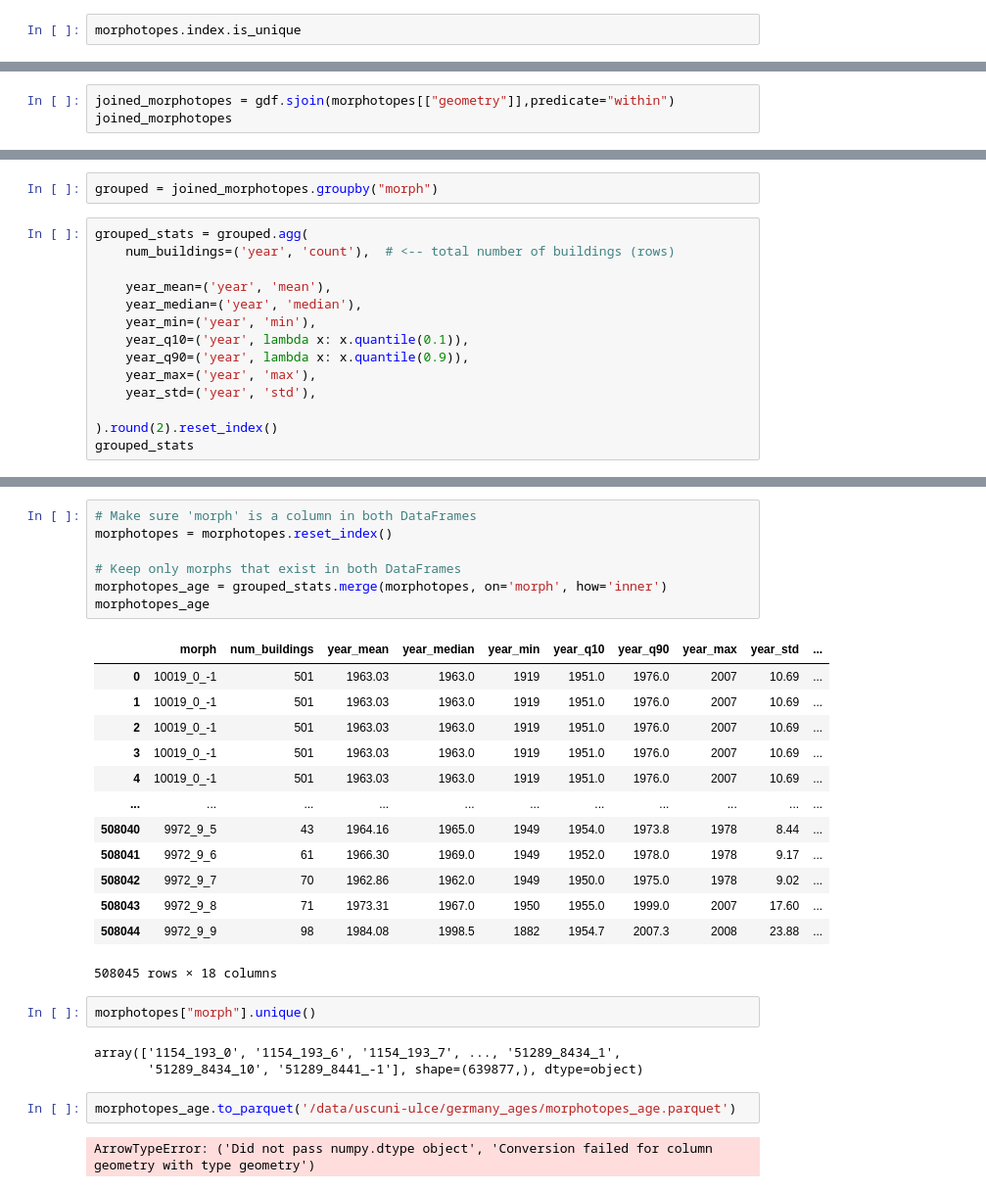
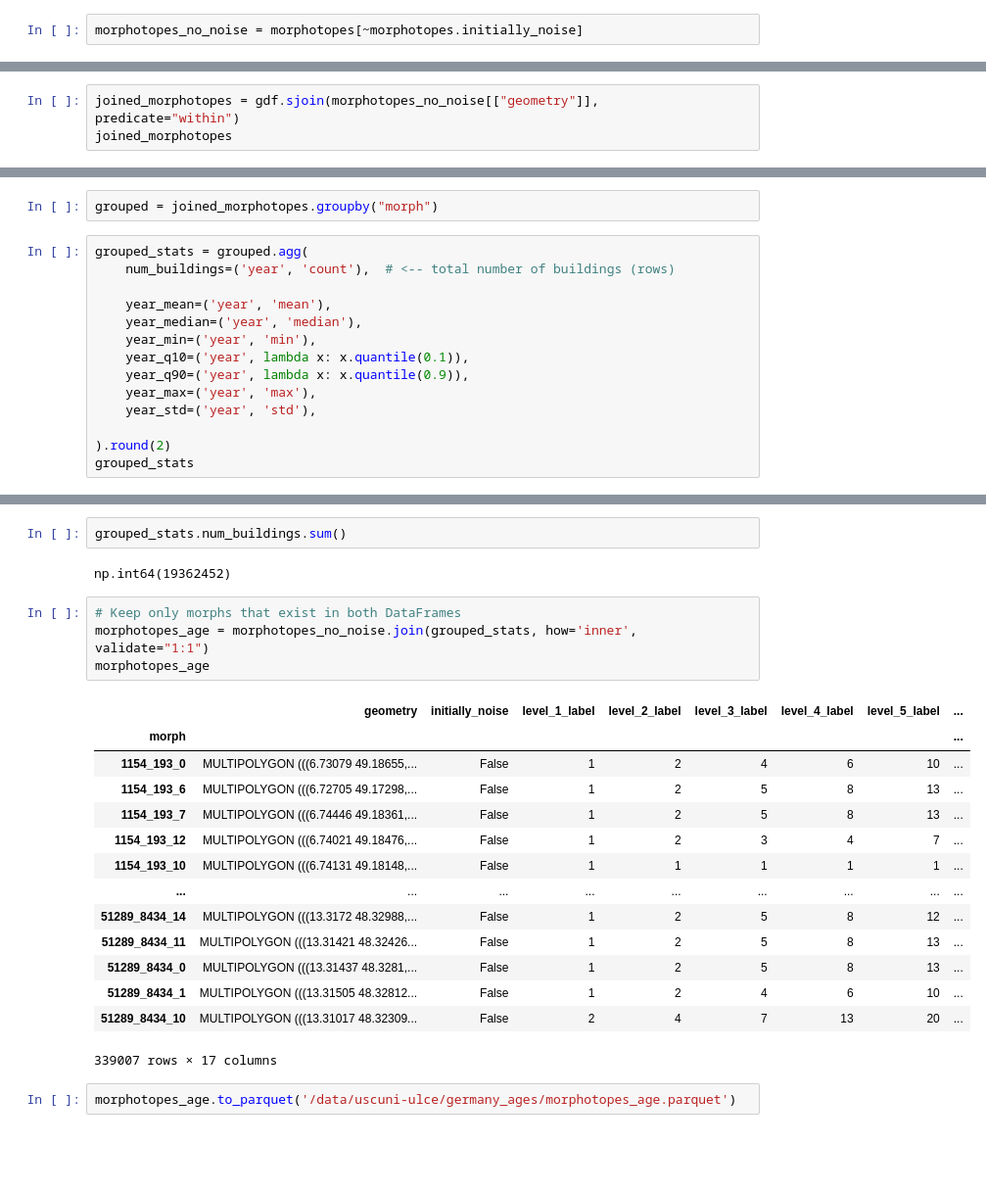
Before and after one commit to uscuni/evolution, a Jupyter notebook: code/join_age_morphotpes.ipynb, the cells around one changed output, grey strips where cells are left out. Shown: that part at 98% size. Cells and saved outputs as stored; diff of their text form; blank space fills up the shorter version.

Commit message:
fix morphotope join

```diff
--- a/code/join_age_morphotpes.ipynb
+++ b/code/join_age_morphotpes.ipynb
@@ -103,4 +103,4 @@ morphotopes
 | 51289_8441_-1 | MULTIPOLYGON (((13.32265 48.32255... | True | 2 | 4 | 7 | 13 | 20 | ... |
 681758 rows × 9 columns
 # %%
-morphotopes.index.is_unique
+morphotopes_no_noise = morphotopes[~morphotopes.initially_noise]
@@ -109,5 +111,5 @@ False
 # %%
-joined_morphotopes = gdf.sjoin(morphotopes[["geometry"]],predicate="within")
+joined_morphotopes = gdf.sjoin(morphotopes_no_noise[["geometry"]], predicate="within")
 joined_morphotopes
 # %% [output]
 |  | year | id | geometry | morph |
@@ -137,6 +139,6 @@ grouped_stats = grouped.agg(
     year_max=('year', 'max'),
     year_std=('year', 'std'),
 
-).round(2).reset_index()
+).round(2)
 grouped_stats
 # %% [output]
@@ -156,30 +159,25 @@ grouped_stats
+# %%
+grouped_stats.num_buildings.sum()
+# %% [output]
+np.int64(19362452)
 # %%
-# Make sure 'morph' is a column in both DataFrames
-morphotopes = morphotopes.reset_index()
-
 # Keep only morphs that exist in both DataFrames
-morphotopes_age = grouped_stats.merge(morphotopes, on='morph', how='inner')
+morphotopes_age = morphotopes_no_noise.join(grouped_stats, how='inner', validate="1:1")
 morphotopes_age
 # %% [output]
-|  | morph | num_buildings | year_mean | year_median | year_min | year_q10 | year_q90 | year_max | year_std | ... |
-| 0 | 10019_0_-1 | 501 | 1963.03 | 1963.0 | 1919 | 1951.0 | 1976.0 | 2007 | 10.69 | ... |
-| 1 | 10019_0_-1 | 501 | 1963.03 | 1963.0 | 1919 | 1951.0 | 1976.0 | 2007 | 10.69 | ... |
-| 2 | 10019_0_-1 | 501 | 1963.03 | 1963.0 | 1919 | 1951.0 | 1976.0 | 2007 | 10.69 | ... |
-| 3 | 10019_0_-1 | 501 | 1963.03 | 1963.0 | 1919 | 1951.0 | 1976.0 | 2007 | 10.69 | ... |
-| 4 | 10019_0_-1 | 501 | 1963.03 | 1963.0 | 1919 | 1951.0 | 1976.0 | 2007 | 10.69 | ... |
-| ... | ... | ... | ... | ... | ... | ... | ... | ... | ... | ... |
-| 508040 | 9972_9_5 | 43 | 1964.16 | 1965.0 | 1949 | 1954.0 | 1973.8 | 1978 | 8.44 | ... |
-| 508041 | 9972_9_6 | 61 | 1966.30 | 1969.0 | 1949 | 1952.0 | 1978.0 | 1978 | 9.17 | ... |
-| 508042 | 9972_9_7 | 70 | 1962.86 | 1962.0 | 1949 | 1950.0 | 1975.0 | 1978 | 9.02 | ... |
-| 508043 | 9972_9_8 | 71 | 1973.31 | 1967.0 | 1950 | 1955.0 | 1999.0 | 2007 | 17.60 | ... |
-| 508044 | 9972_9_9 | 98 | 1984.08 | 1998.5 | 1882 | 1954.7 | 2007.3 | 2008 | 23.88 | ... |
+|  | geometry | initially_noise | level_1_label | level_2_label | level_3_label | level_4_label | level_5_label | ... |
+| morph |  |  |  |  |  |  |  | ... |
+| 1154_193_0 | MULTIPOLYGON (((6.73079 49.18655,... | False | 1 | 2 | 4 | 6 | 10 | ... |
+| 1154_193_6 | MULTIPOLYGON (((6.72705 49.17298,... | False | 1 | 2 | 5 | 8 | 13 | ... |
+| 1154_193_7 | MULTIPOLYGON (((6.74446 49.18361,... | False | 1 | 2 | 5 | 8 | 13 | ... |
+| 1154_193_12 | MULTIPOLYGON (((6.74021 49.18476,... | False | 1 | 2 | 3 | 4 | 7 | ... |
+| 1154_193_10 | MULTIPOLYGON (((6.74131 49.18148,... | False | 1 | 1 | 1 | 1 | 1 | ... |
+| ... | ... | ... | ... | ... | ... | ... | ... | ... |
+| 51289_8434_14 | MULTIPOLYGON (((13.3172 48.32988,... | False | 1 | 2 | 5 | 8 | 12 | ... |
+| 51289_8434_11 | MULTIPOLYGON (((13.31421 48.32426... | False | 1 | 2 | 5 | 8 | 13 | ... |
+| 51289_8434_0 | MULTIPOLYGON (((13.31437 48.3281,... | False | 1 | 2 | 5 | 8 | 13 | ... |
+| 51289_8434_1 | MULTIPOLYGON (((13.31505 48.32812... | False | 1 | 2 | 4 | 6 | 10 | ... |
+| 51289_8434_10 | MULTIPOLYGON (((13.31017 48.32309... | False | 2 | 4 | 7 | 13 | 20 | ... |
-508045 rows × 18 columns
+339007 rows × 17 columns
-# %%
-morphotopes["morph"].unique()
-# %% [output]
-array(['1154_193_0', '1154_193_6', '1154_193_7', ..., '51289_8434_1',
-       '51289_8434_10', '51289_8441_-1'], shape=(639877,), dtype=object)
 # %%
 morphotopes_age.to_parquet('/data/uscuni-ulce/germany_ages/morphotopes_age.parquet')
-# %% [output]
-ArrowTypeError: ('Did not pass numpy.dtype object', 'Conversion failed for column geometry with type geometry')
```
Also changed, not shown: parts of 5 cells of this notebook.
